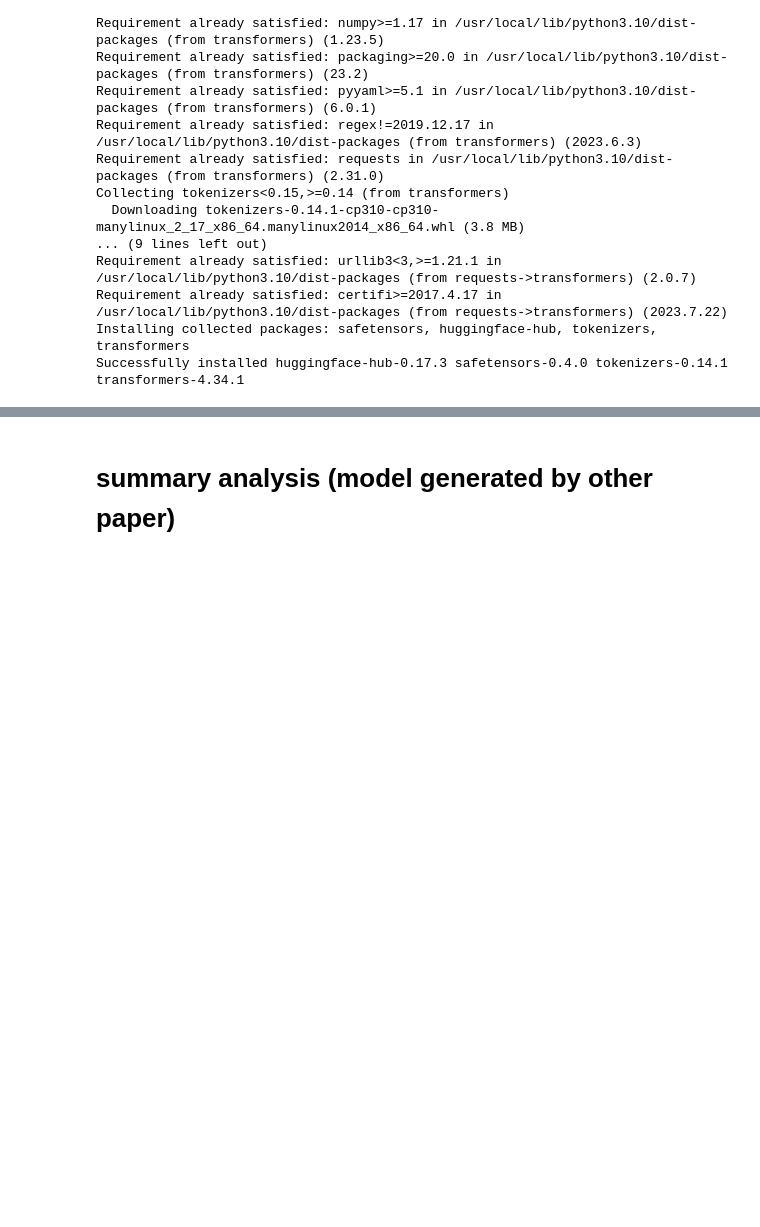
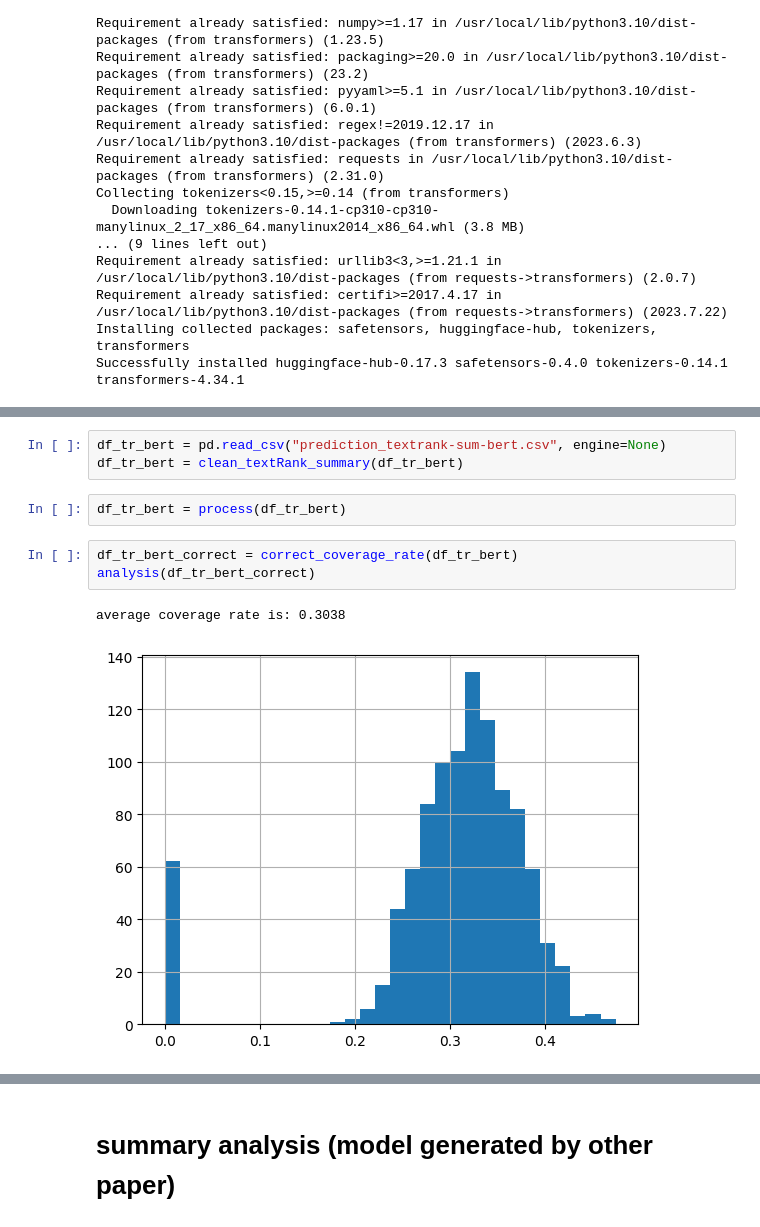
Before and after one commit to yuyuLJY/refuge_project, a Jupyter notebook: src/metric/coverage_rate.ipynb, the cells around one changed output, grey strips where cells are left out. Drawn from its saved outputs; the diff is of its cells as text; blank space fills up the shorter version.

```diff
--- a/src/metric/coverage_rate.ipynb
+++ b/src/metric/coverage_rate.ipynb
@@ -73,0 +139,11 @@ def analysis(df):
+# %%
+df_tr_bert = pd.read_csv("prediction_textrank-sum-bert.csv", engine=None)
+df_tr_bert = clean_textRank_summary(df_tr_bert)
+# %%
+df_tr_bert = process(df_tr_bert)
+# %%
+df_tr_bert_correct = correct_coverage_rate(df_tr_bert)
+analysis(df_tr_bert_correct)
+# %% [output]
+average coverage rate is: 0.3038
+[figure, added]
```
Also changed, not shown: parts of 27 cells of this notebook, 6 other files.
